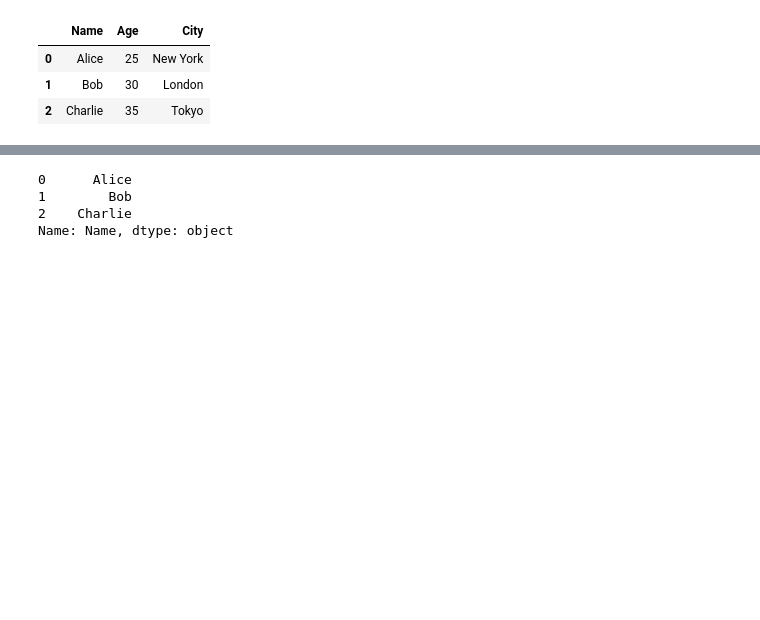
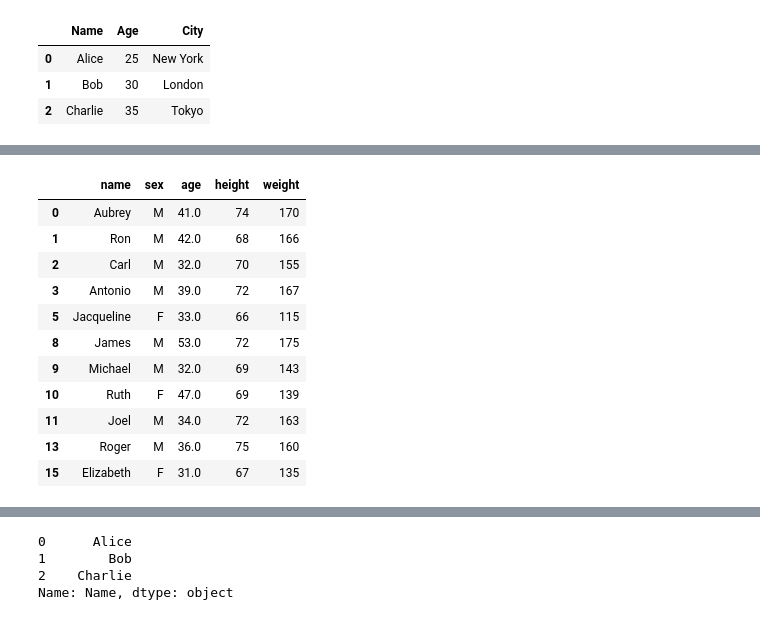
Before and after one commit to suraj4502/DS-Material, a Jupyter notebook: pandas.ipynb, the cells around one changed output, grey strips where cells are left out. Cells and saved outputs as stored; diff of their text form; code cells hidden in the pictures; blank space fills up the shorter version.

```diff
--- a/pandas.ipynb
+++ b/pandas.ipynb
@@ -98,0 +248,15 @@ df
+# %%
+new_df[new_df['age'] > 30]
+# %% [output]
+|  | name | sex | age | height | weight |
+| 0 | Aubrey | M | 41.0 | 74 | 170 |
+| 1 | Ron | M | 42.0 | 68 | 166 |
+| 2 | Carl | M | 32.0 | 70 | 155 |
+| 3 | Antonio | M | 39.0 | 72 | 167 |
+| 5 | Jacqueline | F | 33.0 | 66 | 115 |
+| 8 | James | M | 53.0 | 72 | 175 |
+| 9 | Michael | M | 32.0 | 69 | 143 |
+| 10 | Ruth | F | 47.0 | 69 | 139 |
+| 11 | Joel | M | 34.0 | 72 | 163 |
+| 13 | Roger | M | 36.0 | 75 | 160 |
+| 15 | Elizabeth | F | 31.0 | 67 | 135 |
```
Also changed, not shown: parts of 63 cells of this notebook, 2 other files.
